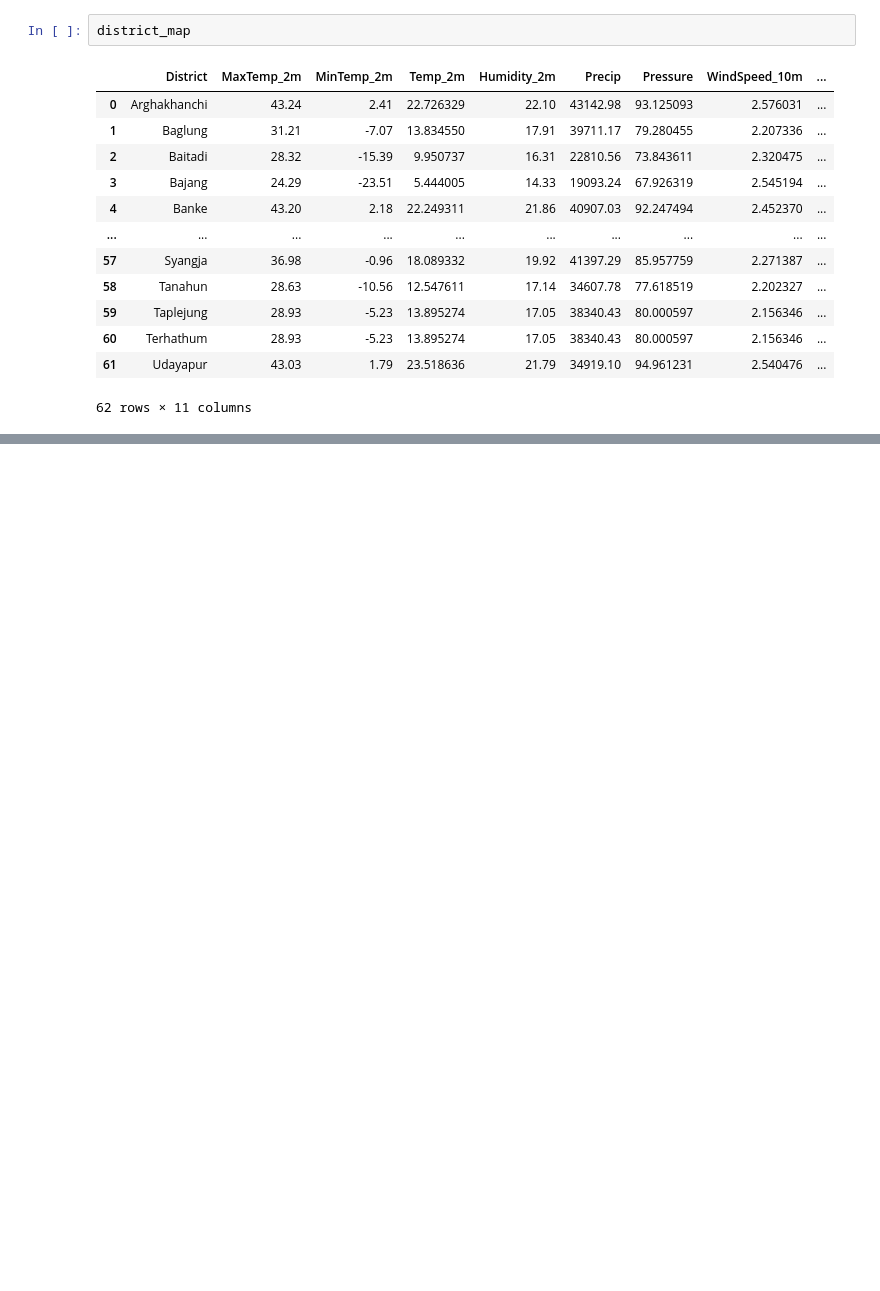
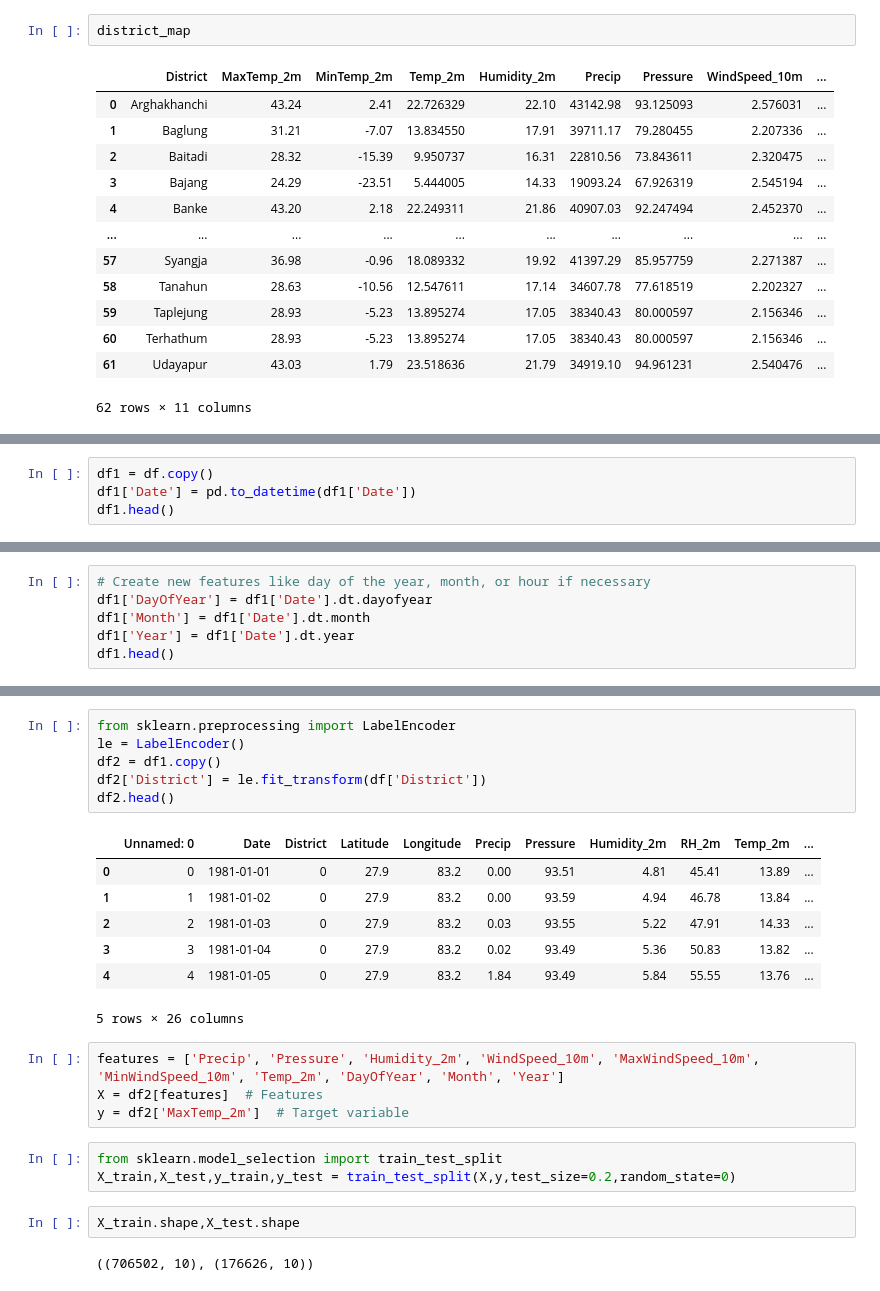
Before and after one commit to sanjip1203/nepal-daily-climate, a Jupyter notebook: nepal_climate.ipynb, the cells around one changed output, grey strips where cells are left out. Saved outputs shown, nothing was run; the diff lists cells and outputs as text; blank space fills up the shorter version.

```diff
--- a/nepal_climate.ipynb
+++ b/nepal_climate.ipynb
@@ -362,0 +392,4 @@ m
+# %%
+df1 = df.copy()
+df1['Date'] = pd.to_datetime(df1['Date'])
+df1.head()
@@ -362,0 +404,6 @@ m
+# %%
+# Create new features like day of the year, month, or hour if necessary
+df1['DayOfYear'] = df1['Date'].dt.dayofyear
+df1['Month'] = df1['Date'].dt.month
+df1['Year'] = df1['Date'].dt.year
+df1.head()
@@ -362,0 +418,25 @@ m
+# %%
+from sklearn.preprocessing import LabelEncoder
+le = LabelEncoder()
+df2 = df1.copy()
+df2['District'] = le.fit_transform(df['District'])
+df2.head()
+# %% [output]
+|  | Unnamed: 0 | Date | District | Latitude | Longitude | Precip | Pressure | Humidity_2m | RH_2m | Temp_2m | ... |
+| 0 | 0 | 1981-01-01 | 0 | 27.9 | 83.2 | 0.00 | 93.51 | 4.81 | 45.41 | 13.89 | ... |
+| 1 | 1 | 1981-01-02 | 0 | 27.9 | 83.2 | 0.00 | 93.59 | 4.94 | 46.78 | 13.84 | ... |
+| 2 | 2 | 1981-01-03 | 0 | 27.9 | 83.2 | 0.03 | 93.55 | 5.22 | 47.91 | 14.33 | ... |
+| 3 | 3 | 1981-01-04 | 0 | 27.9 | 83.2 | 0.02 | 93.49 | 5.36 | 50.83 | 13.82 | ... |
+| 4 | 4 | 1981-01-05 | 0 | 27.9 | 83.2 | 1.84 | 93.49 | 5.84 | 55.55 | 13.76 | ... |
+5 rows × 26 columns
+# %%
+features = ['Precip', 'Pressure', 'Humidity_2m', 'WindSpeed_10m', 'MaxWindSpeed_10m', 'MinWindSpeed_10m', 'Temp_2m', 'DayOfYear', 'Month', 'Year']
+X = df2[features]  # Features
+y = df2['MaxTemp_2m']  # Target variable
+# %%
+from sklearn.model_selection import train_test_split
+X_train,X_test,y_train,y_test = train_test_split(X,y,test_size=0.2,random_state=0)
+# %%
+X_train.shape,X_test.shape
+# %% [output]
+((706502, 10), (176626, 10))
```
Also changed, not shown: parts of 8 cells of this notebook.
